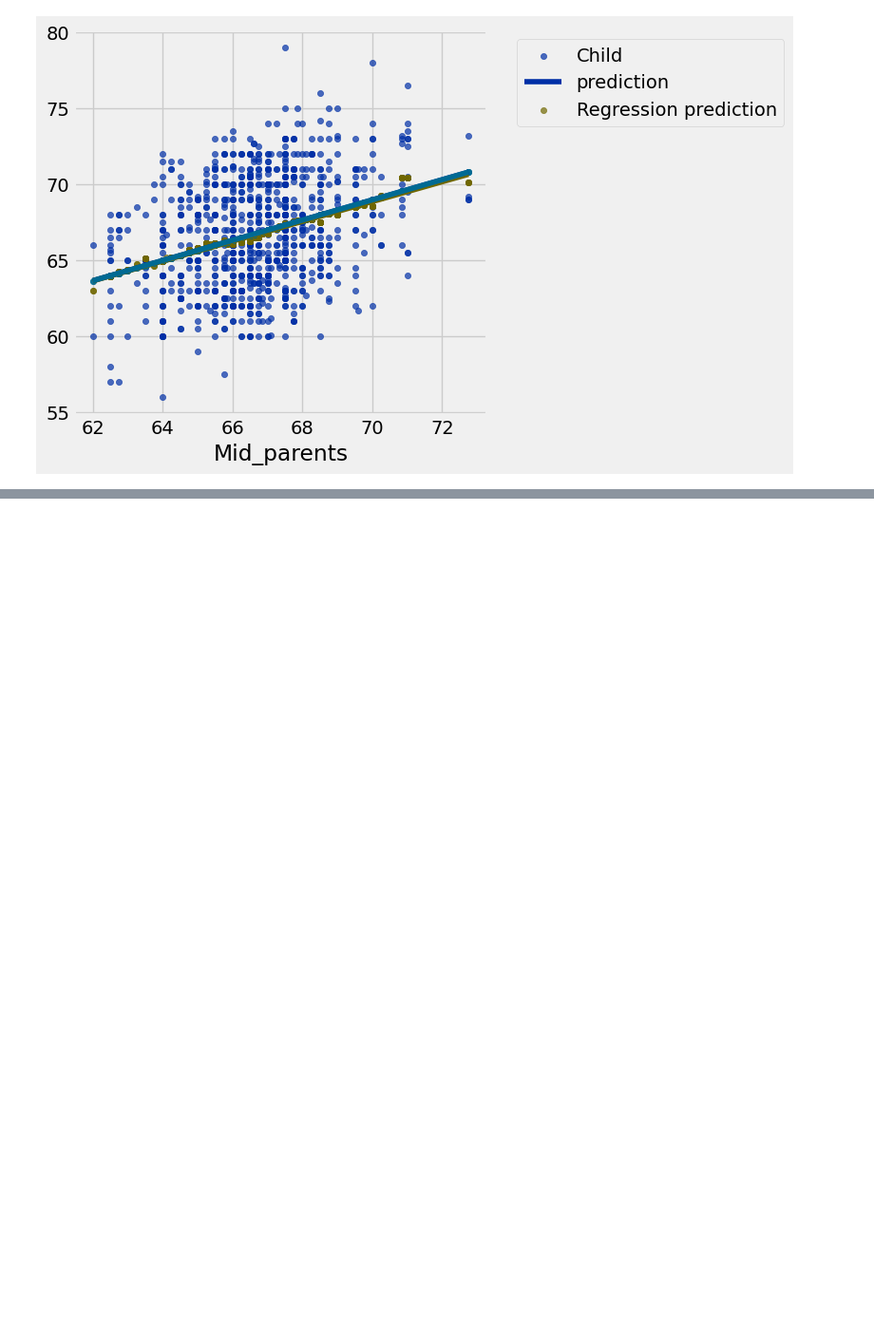
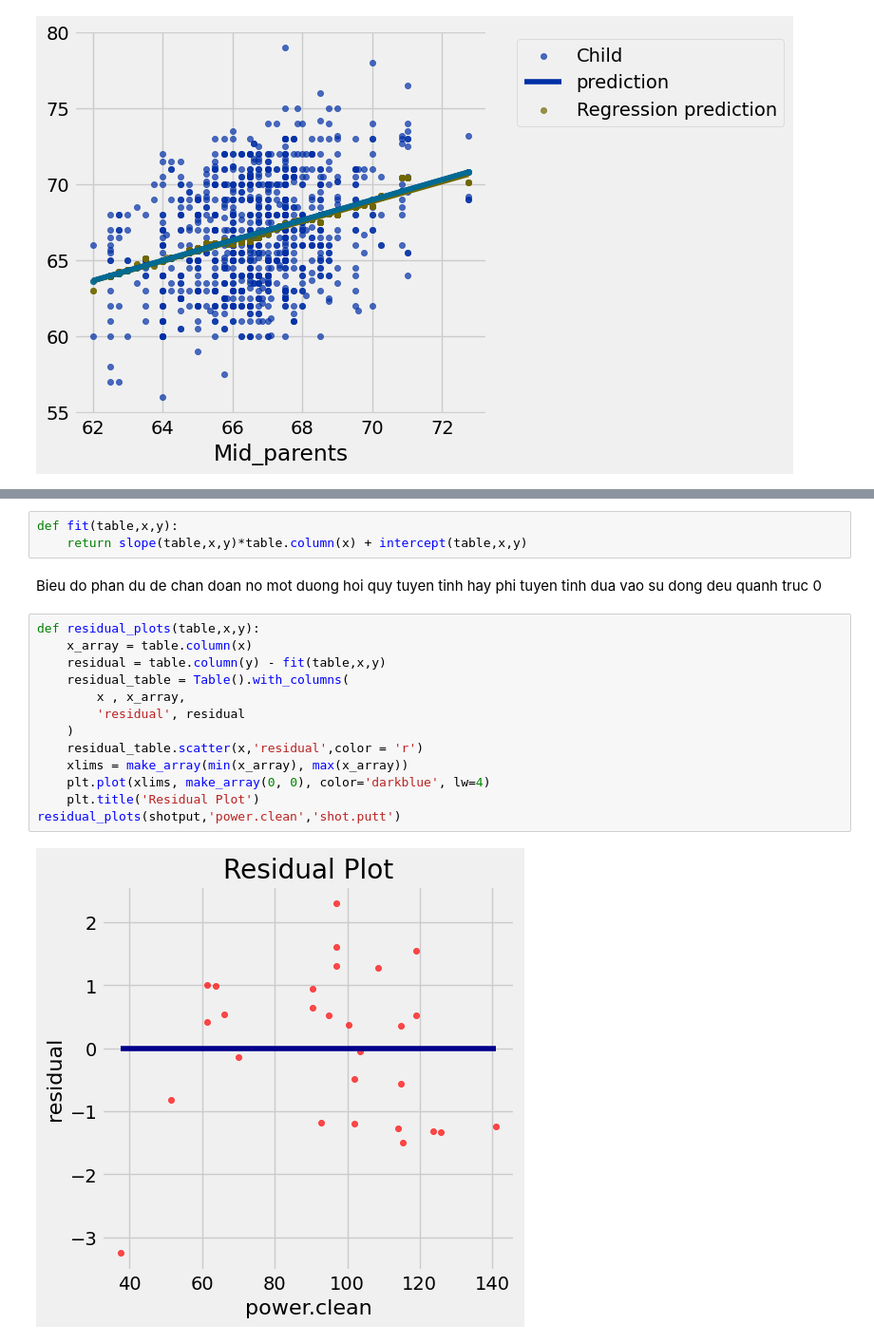
Before and after one commit to MYTWT/Data_Science, a Jupyter notebook: notebook/Numby/prediction.ipynb, the cells around one changed output, grey strips where cells are left out. Shown at 95% size. Saved outputs shown, nothing was run; the diff lists cells and outputs as text; blank space fills up the shorter version.

```diff
--- a/notebook/Numby/prediction.ipynb
+++ b/notebook/Numby/prediction.ipynb
@@ -220,0 +331,20 @@ lw_errors
+# %%
+def fit(table,x,y):
+    return slope(table,x,y)*table.column(x) + intercept(table,x,y)
+# %% [markdown]
+Bieu do phan du de chan doan no mot duong hoi quy tuyen tinh hay phi tuyen tinh dua vao su dong deu quanh truc 0
+# %%
+def residual_plots(table,x,y):
+    x_array = table.column(x)
+    residual = table.column(y) - fit(table,x,y)
+    residual_table = Table().with_columns(
+        x , x_array,
+        'residual', residual
+    )
+    residual_table.scatter(x,'residual',color = 'r')
+    xlims = make_array(min(x_array), max(x_array))
+    plt.plot(xlims, make_array(0, 0), color='darkblue', lw=4)
+    plt.title('Residual Plot')
+residual_plots(shotput,'power.clean','shot.putt')
+# %% [output]
+[figure, added]
```
Also changed, not shown: parts of 15 cells of this notebook, 2 other files.
